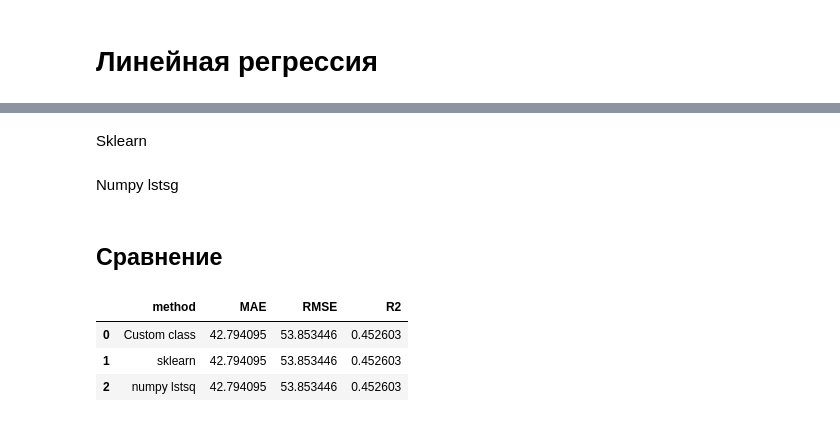
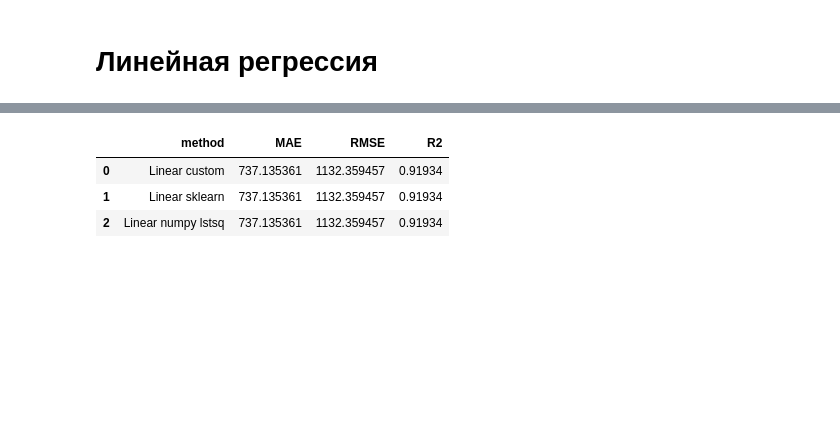
Before and after one commit to LunisLinus/machine_learning, a Jupyter notebook: linear_regression/regression.ipynb, the cells around one changed output, grey strips where cells are left out. Cells and saved outputs as stored; diff of their text form; code cells hidden in the pictures; blank space fills up the shorter version.

```diff
--- a/linear_regression/regression.ipynb
+++ b/linear_regression/regression.ipynb
@@ -15,2 +19,5 @@ from sklearn.preprocessing import PolynomialFeatures
 # %%
 SEED = 42
+# %%
+data = pd.read_csv("diamonds.csv")
+data.head()
@@ -21,12 +52,13 @@ SEED = 42
 # %%
-data = load_diabetes()
-X, y = data.data, data.target
+X_full = data.drop(columns=["price"])
+y = data["price"].to_numpy(dtype=float)
+
+X_full_encoded = pd.get_dummies(X_full, drop_first=True)
 
 X_train, X_test, y_train, y_test = train_test_split(
-    X, y, test_size=0.2, random_state=SEED
+    X_full_encoded.to_numpy(dtype=float), y, test_size=0.2, random_state=SEED
 )
 
-print("Shapes:")
-print("X_train:", X_train.shape, "X_test:", X_test.shape)
-print("y_train:", y_train.shape, "y_test:", y_test.shape)
+print("Encoded features:", X_train.shape[1])
+print("Train/Test:", X_train.shape, X_test.shape)
 # %% [output]
@@ -52,2 +66,0 @@ y_pred_custom = custom_model.predict(X_test)
-# %% [markdown]
-Sklearn
@@ -57,2 +66,0 @@ y_pred_sk = sk_model.predict(X_test)
-# %% [markdown]
-Numpy lstsg
@@ -64,32 +67,24 @@ y_pred_lstsq = X_test_design @ params
-# %% [markdown]
-## Сравнение
 # %%
-results = pd.DataFrame(
-    [
-        {
-            "method": "Custom class",
-            "MAE": mae(y_test, y_pred_custom),
-            "RMSE": rmse(y_test, y_pred_custom),
-            "R2": r2(y_test, y_pred_custom),
-        },
-        {
-            "method": "sklearn",
-            "MAE": mae(y_test, y_pred_sk),
-            "RMSE": rmse(y_test, y_pred_sk),
-            "R2": r2(y_test, y_pred_sk),
-        },
-        {
-            "method": "numpy lstsq",
-            "MAE": mae(y_test, y_pred_lstsq),
-            "RMSE": rmse(y_test, y_pred_lstsq),
-            "R2": r2(y_test, y_pred_lstsq),
-        },
-    ]
-)
+linear_custom = LinearRegression().fit(X_train, y_train)
+y_pred_linear_custom = linear_custom.predict(X_test)
 
-results
+linear_sk = SklearnLinearRegression().fit(X_train, y_train)
+y_pred_linear_sk = linear_sk.predict(X_test)
+
+X_train_design = np.c_[np.ones(X_train.shape[0]), X_train]
+X_test_design = np.c_[np.ones(X_test.shape[0]), X_test]
+params, *_ = np.linalg.lstsq(X_train_design, y_train, rcond=None)
+y_pred_linear_lstsq = X_test_design @ params
+
+linear_results = pd.DataFrame([
+    {"method": "Linear custom", "MAE": mae(y_test, y_pred_linear_custom), "RMSE": rmse(y_test, y_pred_linear_custom), "R2": r2(y_test, y_pred_linear_custom)},
+    {"method": "Linear sklearn", "MAE": mae(y_test, y_pred_linear_sk), "RMSE": rmse(y_test, y_pred_linear_sk), "R2": r2(y_test, y_pred_linear_sk)},
+    {"method": "Linear numpy lstsq", "MAE": mae(y_test, y_pred_linear_lstsq), "RMSE": rmse(y_test, y_pred_linear_lstsq), "R2": r2(y_test, y_pred_linear_lstsq)},
+])
+
+linear_results
 # %% [output]
 |  | method | MAE | RMSE | R2 |
-| 0 | Custom class | 42.794095 | 53.853446 | 0.452603 |
-| 1 | sklearn | 42.794095 | 53.853446 | 0.452603 |
-| 2 | numpy lstsq | 42.794095 | 53.853446 | 0.452603 |
+| 0 | Linear custom | 737.135361 | 1132.359457 | 0.91934 |
+| 1 | Linear sklearn | 737.135361 | 1132.359457 | 0.91934 |
+| 2 | Linear numpy lstsq | 737.135361 | 1132.359457 | 0.91934 |
```
Also changed, not shown: parts of 33 cells of this notebook, 3 other files.
